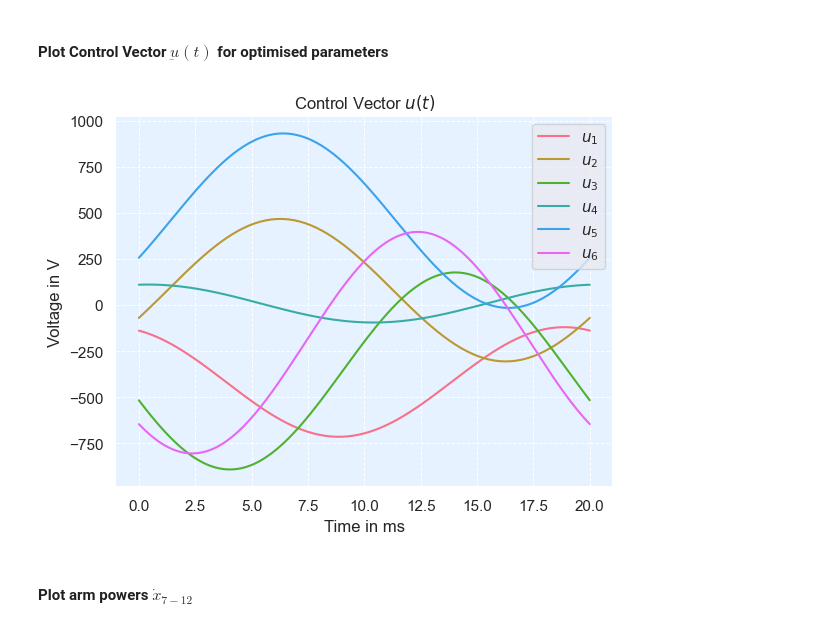
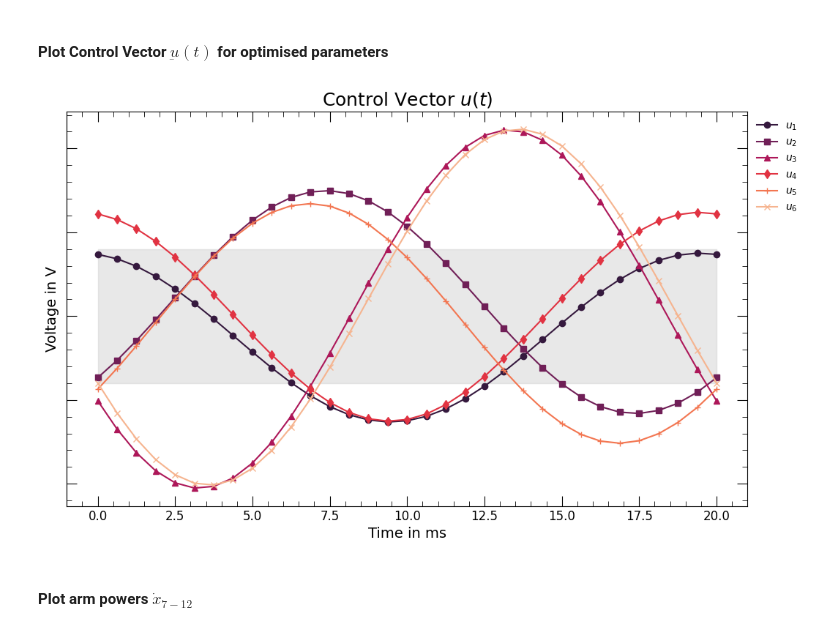
Before and after one commit to skeilbach/MathSEE, a Jupyter notebook: MMC_UMbridge_Client.ipynb, the cells around one changed output. Cells and saved outputs as stored; diff of their text form; code cells hidden in the pictures.

```diff
--- a/MMC_UMbridge_Client.ipynb
+++ b/MMC_UMbridge_Client.ipynb
@@ -339,37 +303,43 @@ Text(0.5, 0.98, 'MMC model and reference trajectory for grid current $y$')
 # %% [markdown]
 #### Plot Control Vector $\underbar{u}(t)$ for optimised parameters
-# %%
-import seaborn as sns
-sns.set_theme()
-# Define a color palette
-colors = sns.color_palette("husl", 6)
-
-#Get control vector for optimised parameters
-control_vector_optimised = np.array(model_output[1][0])
-fig, ax = plt.subplots()  # Corrected this line to ensure ax is defined correctly
-for i in range(6):
-    # Using a list comprehension to get control vector values for plotting
-    ax.plot(t_eval*1e3, control_vector_optimised[i], color=colors[i],label=r"$u_{}$".format(i+1))
-
-ax.legend()
-
-ticks = ax.get_xticks()  # Get current x ticks
-
-#ax.ticklabel_format(axis="x",style="sci",scilimits=(0,0))
-
-# Optionally add axis labels and a title
-ax.set_xlabel('Time in ms')  # Replace with your actual x-axis label
-ax.set_ylabel('Voltage in V')  # Replace with your actual y-axis label
-ax.set_title(r'Control Vector $u(t)$')  # Replace with your actual title
-
-ax.set_facecolor('#e6f2ff')
-ax.grid(True, color='white', linestyle='--', linewidth=0.7)  # Lighter grid lines
-# Remove the outer boxes (spines)
-for spine in ax.spines.values():
-    spine.set_visible(False)
-plt.show()
-plt.close()
-# %% [output]
-[figure, removed]
+# %%
+import seaborn as sns
+
+# Define a color palette
+colors = sns.color_palette("rocket", 6)
+
+#And markers
+markers = ["o","s","^","d","+","x"]
+
+#Get control vector for optimised parameters
+control_vector_optimised = np.array(model_output[1][0]).T
+fig = plt.figure(1,(12,7))
+for i in range(6):
+    # Using a list comprehension to get control vector values for plotting
+    plt.plot(t_eval[::5]*1e3, control_vector_optimised[::5,i], color=colors[i],linestyle="-",marker=markers[i],label=r"$u_{}$".format(i+1))
+
+plt.legend(loc='upper left', bbox_to_anchor=(1, 1), frameon=False)
+
+
+# Add axis labels and a title
+plt.xlabel('Time in ms',fontsize=14)
+plt.ylabel('Voltage in V',fontsize=14)
+plt.title(r'Control Vector $u(t)$',fontsize=18)
+
+# Color a specific area in the background
+plt.fill_betweenx(y=[-800, 800],x1=0,x2=20, color='lightgray', alpha=0.5,label="constraints")
+#ax.set_facecolor('#e6f2ff')
+plt.minorticks_on()
+plt.tick_params(direction="in", right=True, top=True)
+plt.tick_params(labelbottom=True, labeltop=False, labelright=False, labelleft=False)
+plt.tick_params(labelsize=12)
+plt.tick_params(direction="in", which="minor", length=5, bottom=True, top=True, left=True, right=True)
+plt.tick_params(direction="in", which="major", length=10, bottom=True, top=True, left=True, right=True)
+
+plt.show()
+plt.savefig(f".\\u_p(t).png",dpi=300,bbox_inches="tight")
+plt.close()
+# %% [output]
+[figure, added]
 # %% [markdown]
 #### Plot arm powers $\dot{x}_{7-12}$
```
Also changed, not shown: parts of 14 cells of this notebook, 1 other file.
